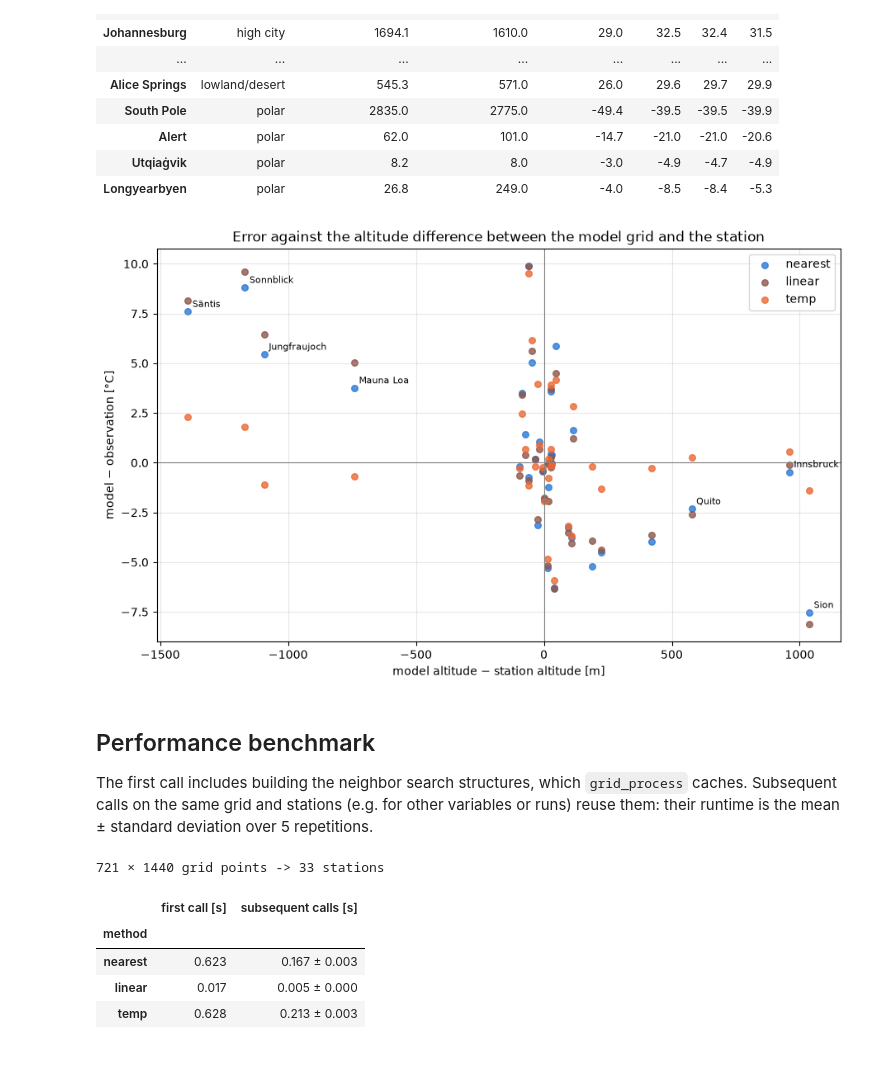
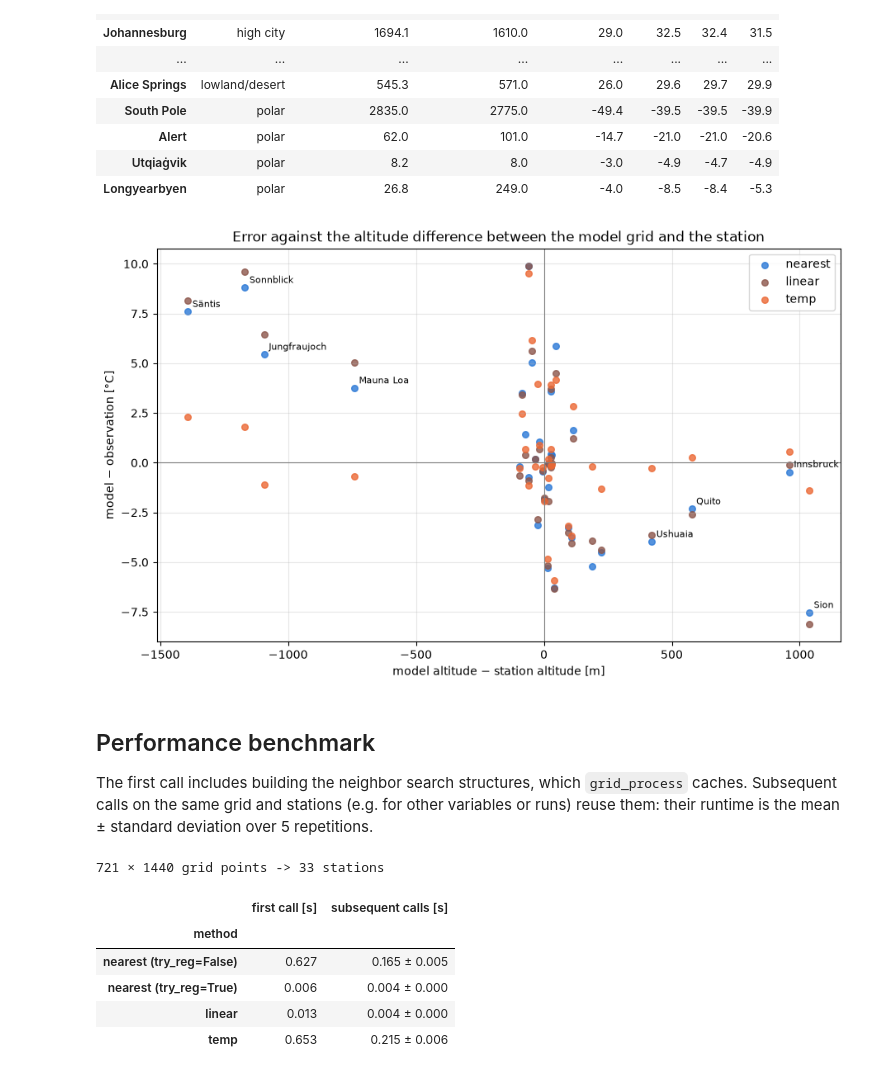
Before and after one commit to MeteoSwiss/grid-process, a Jupyter notebook: doc/examples/05_interp2poi_gfs_global_temperature.ipynb, the cells around one changed output. Cells and saved outputs as stored; diff of their text form; code cells hidden in the pictures.

```diff
--- a/doc/examples/05_interp2poi_gfs_global_temperature.ipynb
+++ b/doc/examples/05_interp2poi_gfs_global_temperature.ipynb
@@ -330,23 +339,23 @@ table.round({"model altitude [m]": 0, "observed [°C]": 1, **dict.fromkeys(METHO
 # %%
 COLORS = {"nearest": "#2a78d6", "linear": "#8c564b", "temp": "#eb6834"}
 
 alt_diff = pois["model altitude"] - pois["ELEVATION"]
 fig, ax = plt.subplots(figsize=(9, 5.5), layout="constrained")
 for label in METHODS:
     ax.scatter(alt_diff, diff[label], color=COLORS[label], s=30, label=label, alpha=0.8)
 for name, x, y in zip(pois["name"], alt_diff, diff["nearest"]):
-    if abs(x) > 500:
+    if abs(x) > 300:
         ax.annotate(name, (x, y), textcoords="offset points", xytext=(4, 4), fontsize=8)
 ax.axhline(0, color="0.5", lw=0.8)
 ax.axvline(0, color="0.5", lw=0.8)
 ax.set_xlabel("model altitude − station altitude [m]")
 ax.set_ylabel("model − observation [°C]")
 ax.set_title("Error against the altitude difference between the model grid and the station")
 ax.grid(alpha=0.3)
 ax.legend()
 plt.show()
 # %% [output]
-[figure, old version]
+[figure, new version]
 # %% [markdown]
 ## Performance benchmark
 
@@ -374,14 +383,17 @@ def benchmark(
 
 
 print(f"{ds.latitude.size} × {ds.longitude.size} grid points -> {len(pois)} stations")
-benchmark(gri.interp2poi, ds, pois, METHODS, first_call)
+runs = {"nearest": METHODS["nearest"], "nearest (try_reg=True)": {"method": "nearest", "try_reg": True}}
+runs |= {label: kwargs for label, kwargs in METHODS.items() if label != "nearest"}
+benchmark(gri.interp2poi, ds, pois, runs, first_call).rename(index={"nearest": "nearest (try_reg=False)"})
 # %% [output]
 721 × 1440 grid points -> 33 stations
 |  | first call [s] | subsequent calls [s] |
 | method |  |  |
-| nearest | 0.623 | 0.167 ± 0.003 |
-| linear | 0.017 | 0.005 ± 0.000 |
-| temp | 0.628 | 0.213 ± 0.003 |
+| nearest (try_reg=False) | 0.627 | 0.165 ± 0.005 |
+| nearest (try_reg=True) | 0.006 | 0.004 ± 0.000 |
+| linear | 0.013 | 0.004 ± 0.000 |
+| temp | 0.653 | 0.215 ± 0.006 |
 # %% [markdown]
 ## Takeaways
 
```
Also changed, not shown: parts of 3 cells of this notebook.
